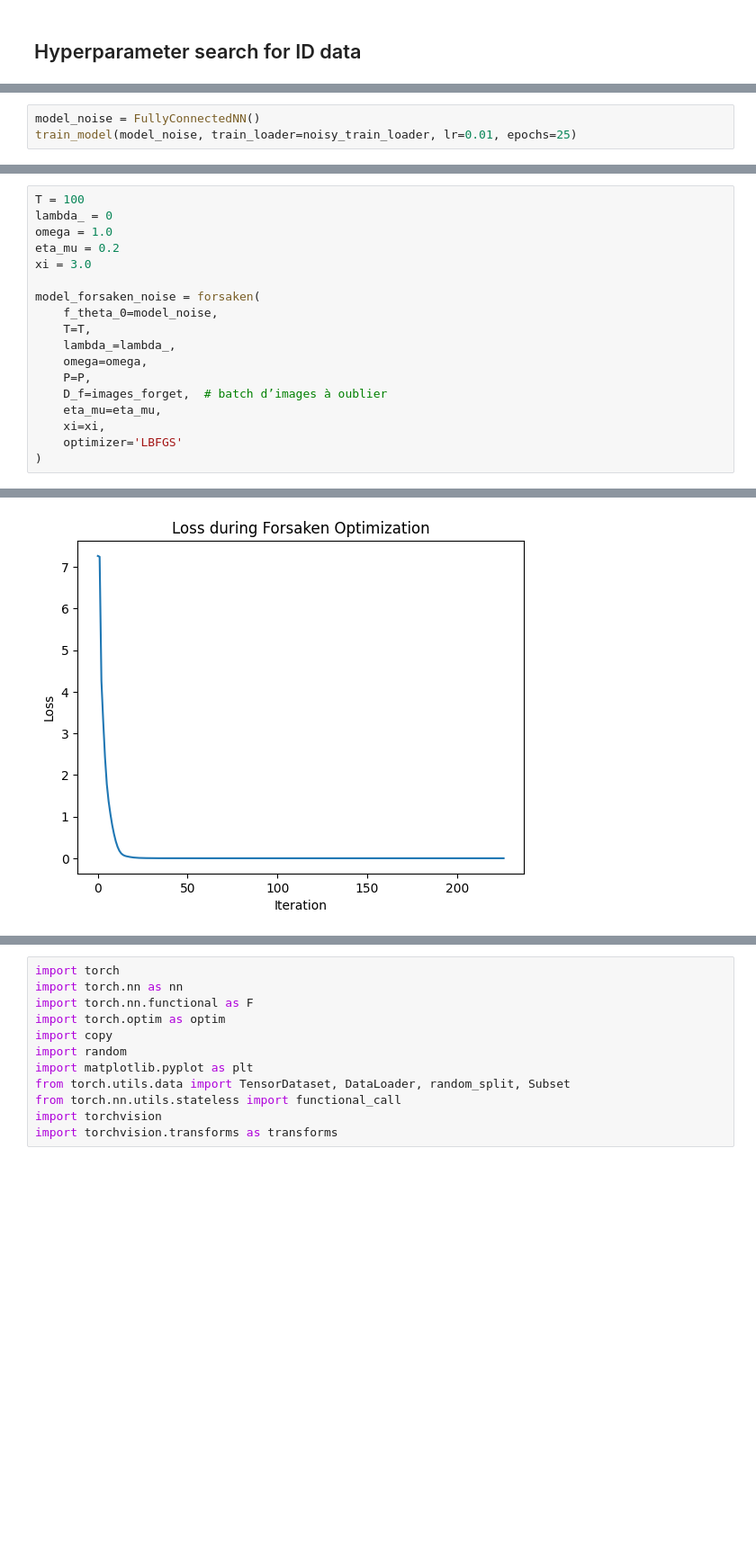
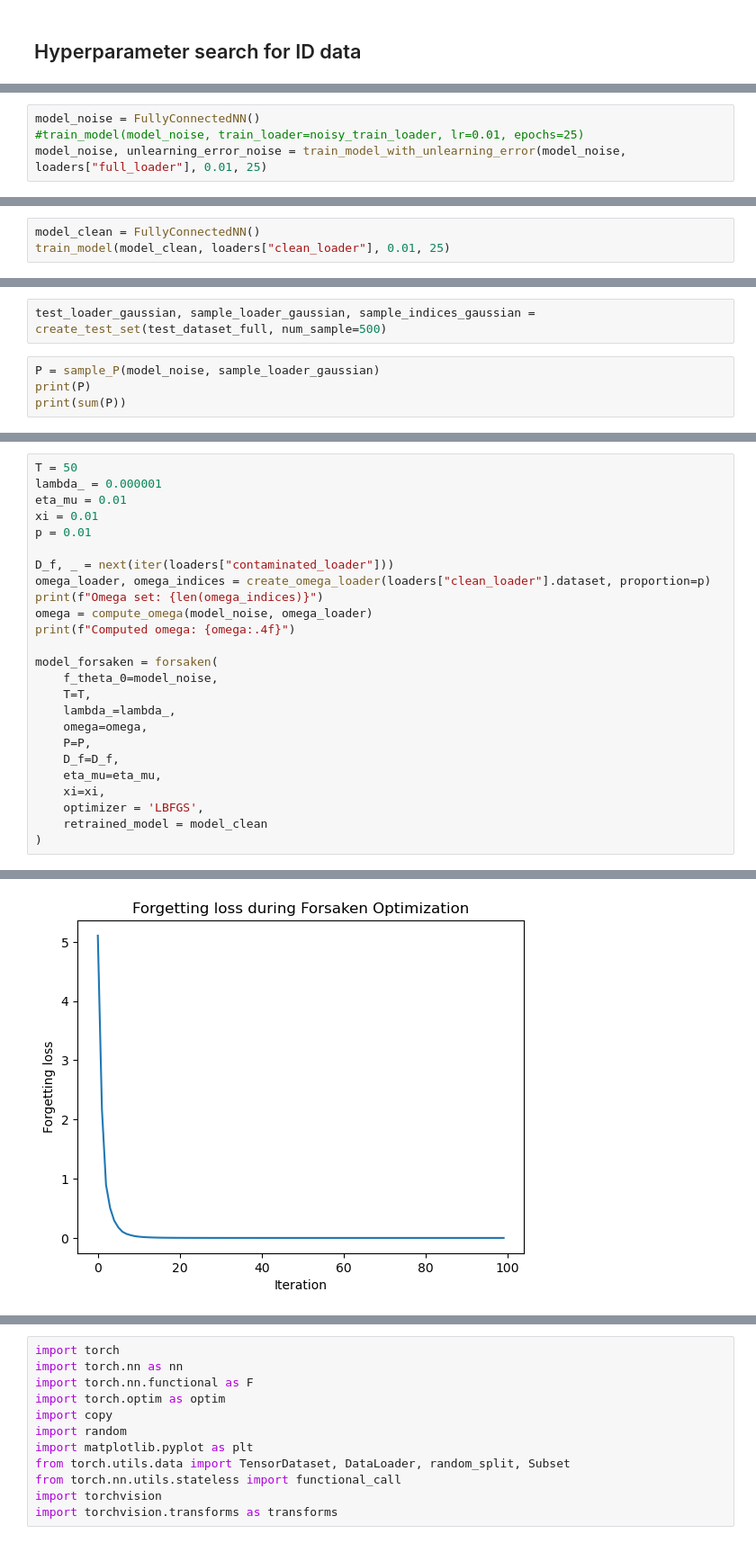
Before and after one commit to DepInfoAliciaSHAO/forsaken, a Jupyter notebook: forsaken.ipynb, the cells around one changed output, grey strips where cells are left out. Shown at 90% size. Drawn from its saved outputs; the diff is of its cells as text; blank space fills up the shorter version.

Commit message:
Revert "Ajout de MNIST/CIFAR-10 avec unlearning"
This reverts commit 55e4acac1f75139747fe71f00b592888901caedf.

```diff
--- a/forsaken.ipynb
+++ b/forsaken.ipynb
@@ -507,4 +683,5 @@ plt.show()
 # %%
 model_noise = FullyConnectedNN()
-train_model(model_noise, train_loader=noisy_train_loader, lr=0.01, epochs=25)
+#train_model(model_noise, train_loader=noisy_train_loader, lr=0.01, epochs=25)
+model_noise, unlearning_error_noise = train_model_with_unlearning_error(model_noise, loaders["full_loader"], 0.01, 25)
 # %% [output]
@@ -536,0 +705,3 @@ P = torch.full((images_forget.size(0), 10), 1/10)
+# %%
+model_clean = FullyConnectedNN()
+train_model(model_clean, loaders["clean_loader"], 0.01, 25)
@@ -536,0 +726,6 @@ P = torch.full((images_forget.size(0), 10), 1/10)
+# %%
+test_loader_gaussian, sample_loader_gaussian, sample_indices_gaussian = create_test_set(test_dataset_full, num_sample=500)
+# %%
+P = sample_P(model_noise, sample_loader_gaussian)
+print(P)
+print(sum(P))
@@ -537,19 +736,26 @@ P = torch.full((images_forget.size(0), 10), 1/10)
 # %%
-T = 100
-lambda_ = 0
-omega = 1.0
-eta_mu = 0.2
-xi = 3.0
+T = 50
+lambda_ = 0.000001
+eta_mu = 0.01
+xi = 0.01
+p = 0.01
 
-model_forsaken_noise = forsaken(
+D_f, _ = next(iter(loaders["contaminated_loader"]))
+omega_loader, omega_indices = create_omega_loader(loaders["clean_loader"].dataset, proportion=p)
+print(f"Omega set: {len(omega_indices)}")
+omega = compute_omega(model_noise, omega_loader)
+print(f"Computed omega: {omega:.4f}")
+
+model_forsaken = forsaken(
     f_theta_0=model_noise,
     T=T,
     lambda_=lambda_,
     omega=omega,
     P=P,
-    D_f=images_forget,  # batch d’images à oublier
+    D_f=D_f,
     eta_mu=eta_mu,
     xi=xi,
-    optimizer='LBFGS'
+    optimizer = 'LBFGS',
+    retrained_model = model_clean
 )
 # %% [output]
@@ -572,2 +778,2 @@ Loss: 3.3760443329811096e-08
 Fin de la procédure Forsaken.
-[figure, old version]
+[figure, new version]
```
Also changed, not shown: parts of 29 cells of this notebook, 1 other file.
